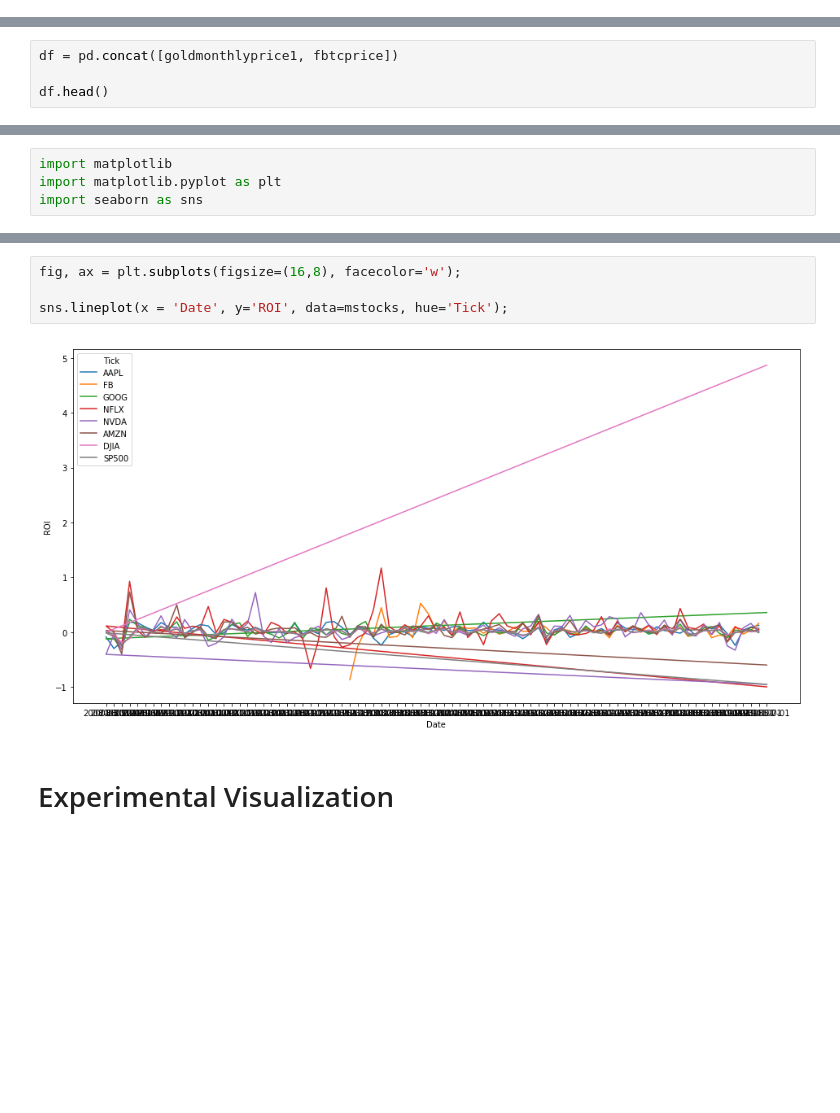
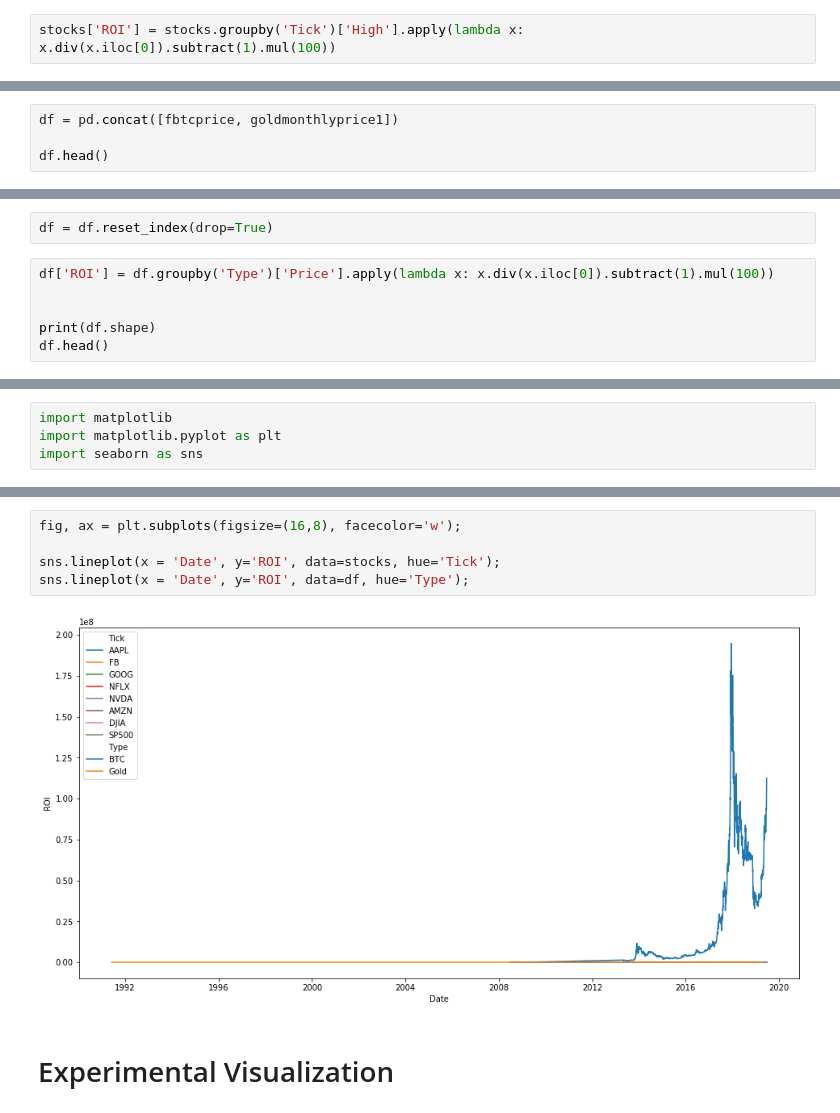
Before and after one commit to LambdaSchool-Sprints/DS-Unit-1-Sprint-5-Data-Storytelling-Blog-Post, a Jupyter notebook: BitcoinStorytellingProject.ipynb, the cells around one changed output, grey strips where cells are left out. Saved outputs shown, nothing was run; the diff lists cells and outputs as text; blank space fills up the shorter version.

```diff
--- a/BitcoinStorytellingProject.ipynb
+++ b/BitcoinStorytellingProject.ipynb
@@ -622,0 +613,2 @@ See the caveats in the documentation: http://pandas.pydata.org/pandas-docs/stabl
+# %%
+stocks['ROI'] = stocks.groupby('Tick')['High'].apply(lambda x: x.div(x.iloc[0]).subtract(1).mul(100))
@@ -736,7 +766,7 @@ goldmonthlyprice1.head()
 | 3 | 1991-09-01 | 354.00 | Gold |
 | 4 | 1991-10-01 | 363.50 | Gold |
 # %%
-df = pd.concat([goldmonthlyprice1, fbtcprice])
+df = pd.concat([fbtcprice, goldmonthlyprice1])
 
 df.head()
 # %% [output]
@@ -748,0 +779,8 @@ df.head()
+# %%
+df = df.reset_index(drop=True)
+# %%
+df['ROI'] = df.groupby('Type')['Price'].apply(lambda x: x.div(x.iloc[0]).subtract(1).mul(100))
+
+
+print(df.shape)
+df.head()
@@ -800,9 +877,10 @@ sns.lineplot(x=date, y=bitcoindata['averageDifficulty'].tolist(), color='#810F7C
 # %%
 fig, ax = plt.subplots(figsize=(16,8), facecolor='w');
 
-sns.lineplot(x = 'Date', y='ROI', data=mstocks, hue='Tick');
+sns.lineplot(x = 'Date', y='ROI', data=stocks, hue='Tick');
+sns.lineplot(x = 'Date', y='ROI', data=df, hue='Type');
 # %% [output]
-[figure, old version]
+[figure, new version]
 # %% [markdown]
 # Experimental Visualization
 # %%
```
Also changed, not shown: parts of 32 cells of this notebook.
